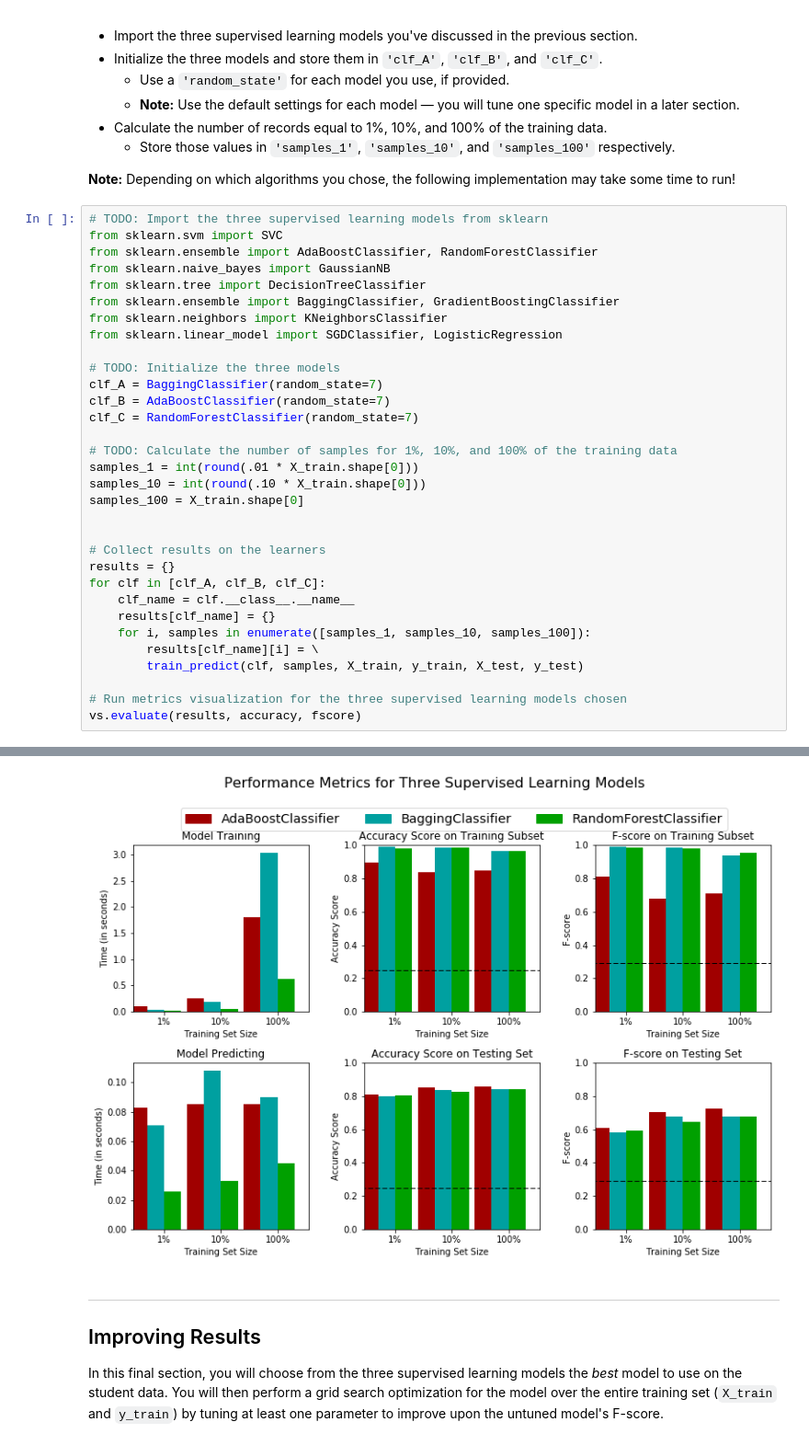
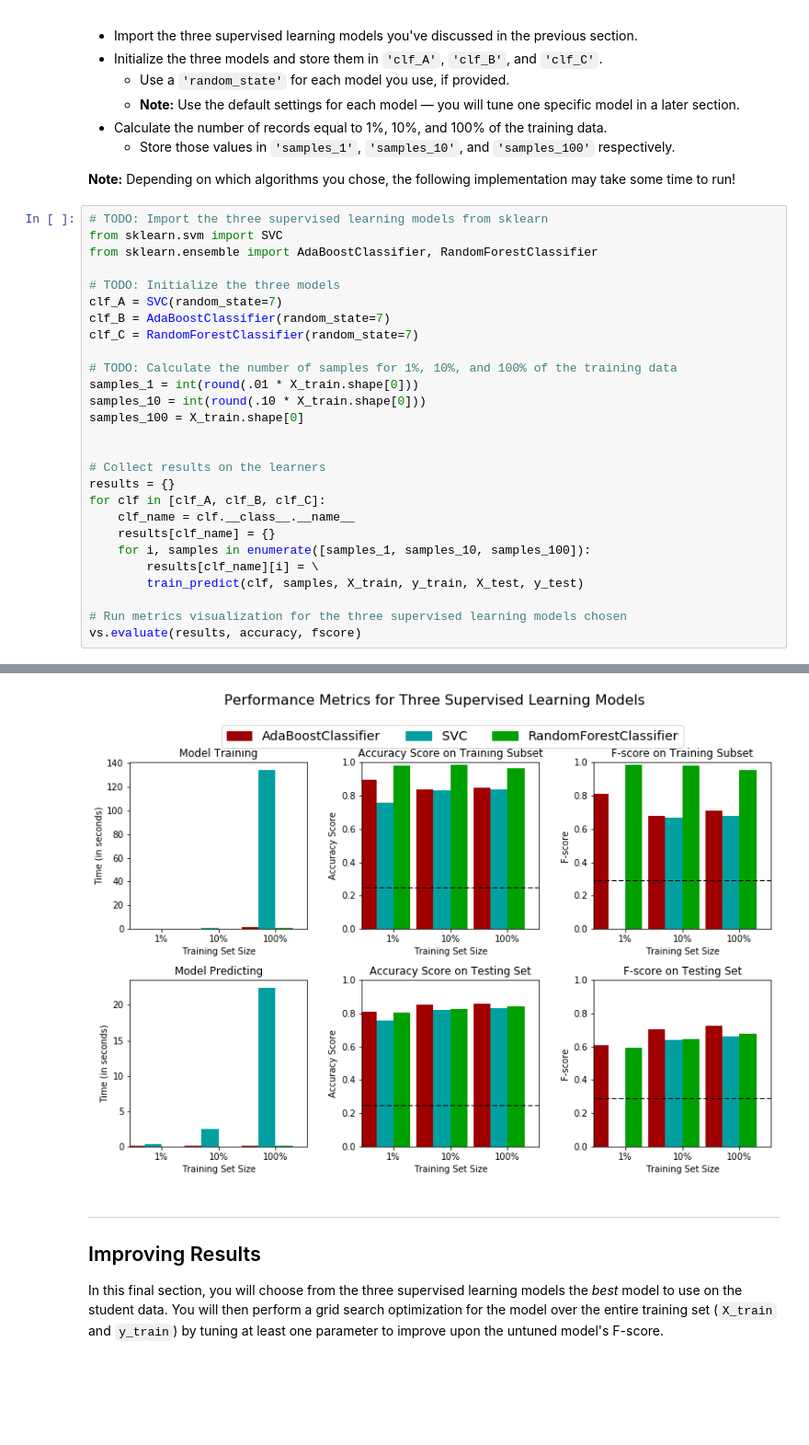
Before and after one commit to klgrady/CharityML, a Jupyter notebook: finding_donors.ipynb, the cells around one changed output, grey strips where cells are left out. Shown: that part at 92% size. Saved outputs shown, nothing was run; the diff lists cells and outputs as text; blank space fills up the shorter version.

```diff
--- a/finding_donors.ipynb
+++ b/finding_donors.ipynb
@@ -333,14 +333,9 @@ In the code cell, you will need to implement the following:
 # TODO: Import the three supervised learning models from sklearn
 from sklearn.svm import SVC
 from sklearn.ensemble import AdaBoostClassifier, RandomForestClassifier
-from sklearn.naive_bayes import GaussianNB
-from sklearn.tree import DecisionTreeClassifier
-from sklearn.ensemble import BaggingClassifier, GradientBoostingClassifier
-from sklearn.neighbors import KNeighborsClassifier
-from sklearn.linear_model import SGDClassifier, LogisticRegression
 
 # TODO: Initialize the three models
-clf_A = BaggingClassifier(random_state=7)
+clf_A = SVC(random_state=7)
 clf_B = AdaBoostClassifier(random_state=7)
 clf_C = RandomForestClassifier(random_state=7)
 
@@ -368,10 +363,10 @@ BaggingClassifier trained on 36177 samples.
 AdaBoostClassifier trained on 362 samples.
 AdaBoostClassifier trained on 3618 samples.
 AdaBoostClassifier trained on 36177 samples.
 RandomForestClassifier trained on 362 samples.
 RandomForestClassifier trained on 3618 samples.
 RandomForestClassifier trained on 36177 samples.
-[figure, old version]
+[figure, new version]
 # %% [markdown]
 ----
 ## Improving Results
```
Also changed, not shown: parts of 4 cells of this notebook, 1 other file.
